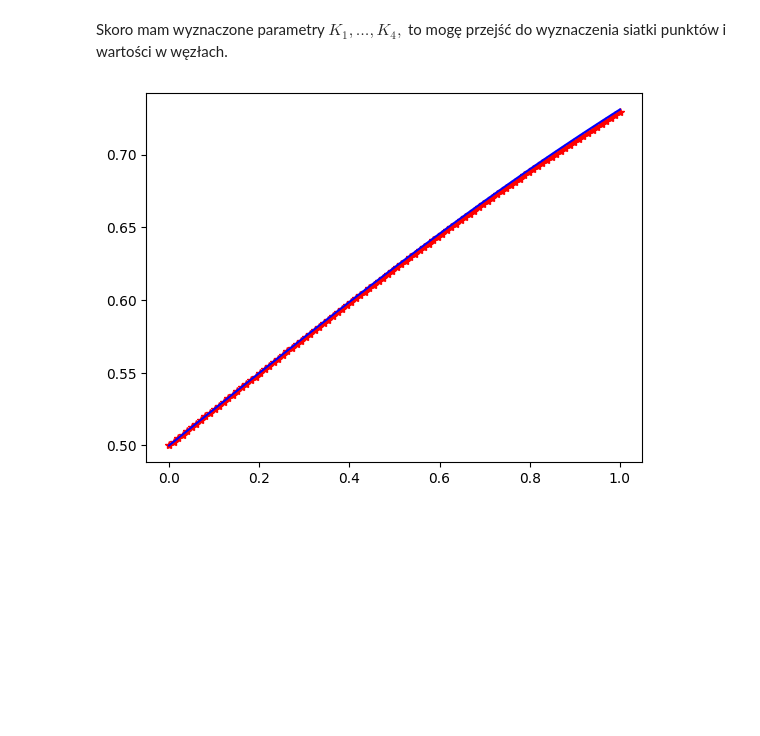
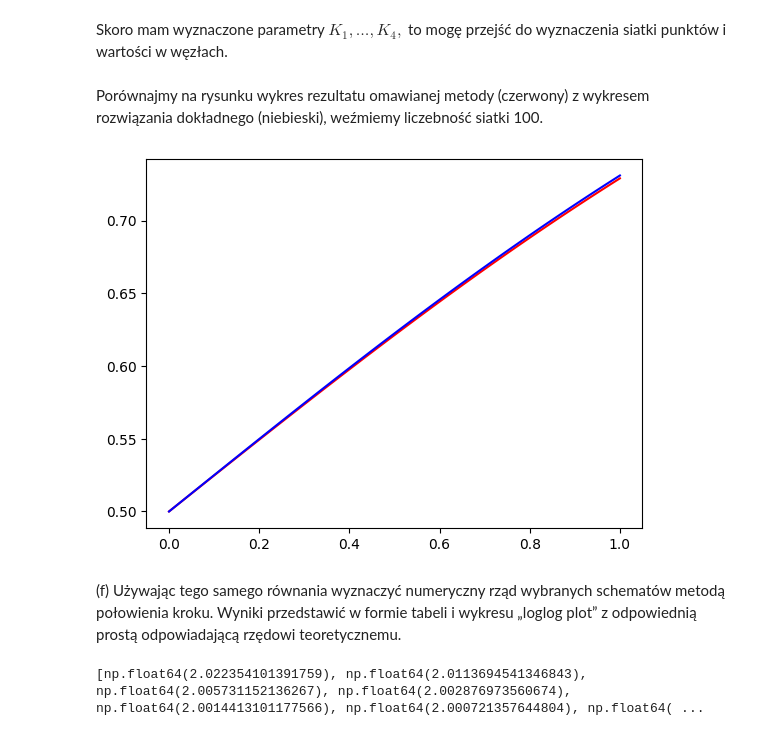
Before and after one commit to Hel4r/projekt-zaliczeniowy, a Jupyter notebook: projekt-zaliczeniowy.ipynb, the cells around one changed output. Cells and saved outputs as stored; diff of their text form; code cells hidden in the pictures; blank space fills up the shorter version.

```diff
--- a/projekt-zaliczeniowy.ipynb
+++ b/projekt-zaliczeniowy.ipynb
@@ -129,28 +147,46 @@ K4 = lambda xk, h: xk*(-6561*h*(xk - 1) + 729*h*(3*h*(xk - 1) + xk*(h*(xk - 1) -
 # %% [markdown]
 Skoro mam wyznaczone parametry $K_1,\dots,K_4,$ to mogę przejść do wyznaczenia siatki punktów i wartości w węzłach.
 # %%
-class metodaRungegoKutny:
-    def __init__(self, n):
-        self.n = n
+f = lambda t: 1/(1 + np.exp(-t)) # rozwiązanie dokładne
 
-    def rk(self):
-        x=np.zeros(self.n)
-        h=1/self.n
-        x[0] = 1/2
-        t=np.linspace(0, 1, self.n)
-        for k in range(self.n-1):
-            x[k+1] = x[k] + h*((1/8)*K1(x[k], h) + (3/8)*K2(x[k], h) + (3/8)*K3(x[k], h) + (1/8)*K4(x[k], h))
-        return x
 
-    def draw(self):
-        f = lambda t: 1/(1 + np.exp(-t))
-        t=np.linspace(0, 1, self.n)
-        fig, ax = plt.subplots()
-        ax.plot(t, self.rk(), color = 'r', marker = '*')
-        ax.plot(t, f(t), color = 'b')
-        fig.show()
+def rk(n):
+    x=np.zeros(n)
+    h=1/n
+    x[0] = 1/2
+    t=np.linspace(0, 1, n)
+    for k in range(n-1):
+        x[k+1] = x[k] + h*((1/8)*K1(x[k], h) + (3/8)*K2(x[k], h) + (3/8)*K3(x[k], h) + (1/8)*K4(x[k], h))
+    return x
 
-o1 = metodaRungegoKutny(100)
-o1.draw()
+def draw(x):
+    t = np.linspace(0, 1, len(x))
+    fig, ax = plt.subplots()
+    ax.plot(t, x, color = 'r')
+    ax.plot(t, f(t), color = 'b')
+    plt.show()
-# %% [output]
-[figure, removed]
+# %% [markdown]
+Porównajmy na rysunku wykres rezultatu omawianej metody (czerwony) z wykresem rozwiązania dokładnego (niebieski), weźmiemy liczebność siatki 100.
+# %%
+draw(rk(100))
+# %% [output]
+[figure, added]
+# %% [markdown]
+(f) Używając tego samego równania wyznaczyć numeryczny rząd wybranych schematów metodą połowienia kroku. Wyniki przedstawić w formie tabeli i wykresu „loglog plot” z odpowiednią prostą odpowiadającą rzędowi teoretycznemu.
+# %%
+def err(x):
+    return np.abs(x[len(x)-1] - f(1))
+
+ns = [5*2**i for i in range(1, 11)]
+
+errs = []
+for n in ns:
+    errs.append(err(rk(n)))
+
+iloraz_bledow = []
+for i in range(len(errs)-2):
+    iloraz_bledow.append(errs[i]/errs[i+1])
+
+print(iloraz_bledow)
+# %% [output]
+[np.float64(2.022354101391759), np.float64(2.0113694541346843), np.float64(2.005731152136267), np.float64(2.002876973560674), np.float64(2.0014413101177566), np.float64(2.000721357644804), np.float64( ...
```
Also changed, not shown: parts of 10 cells of this notebook.
